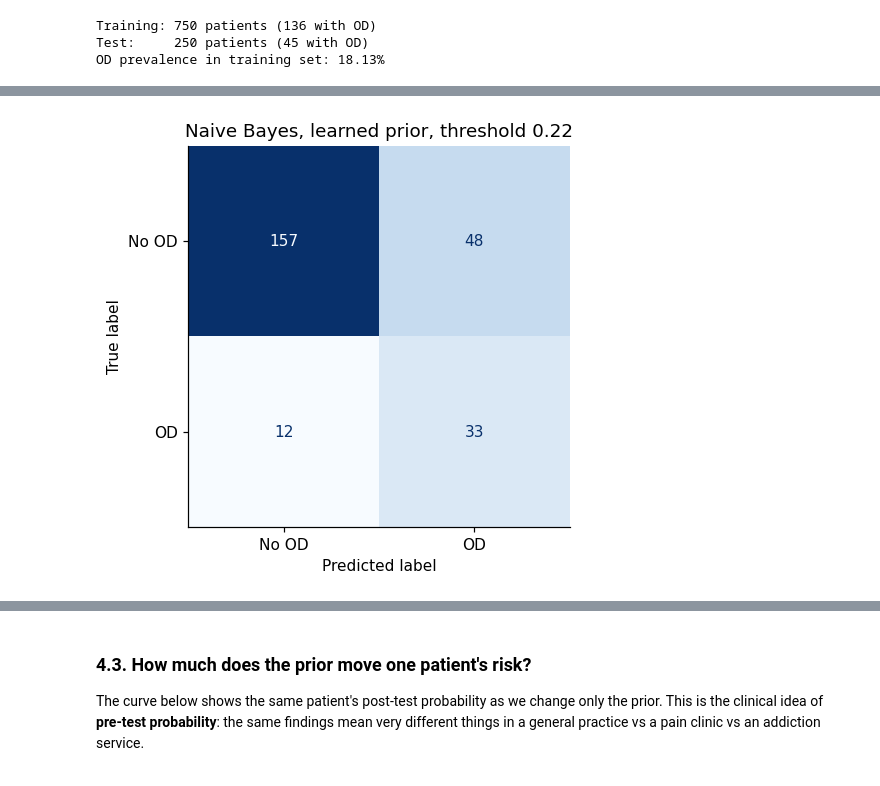
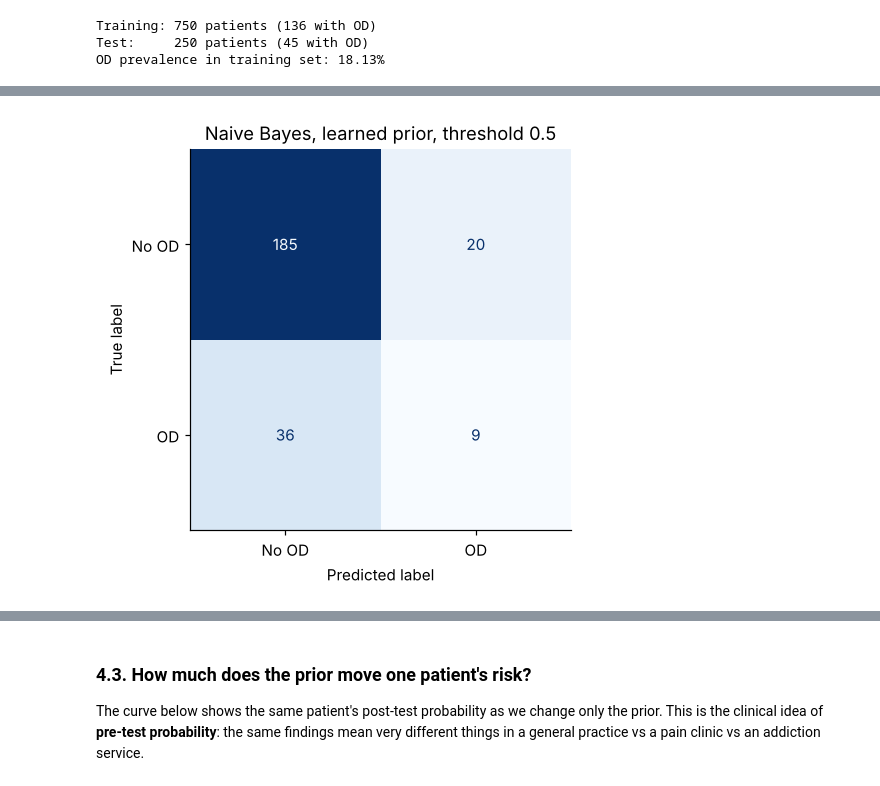
Before and after one commit to IE-ML-for-Healthcare/Bayesian-in-HC, a Jupyter notebook: 04_naive_bayes_opioid_demo_v2.ipynb, the cells around one changed output, grey strips where cells are left out. Drawn from its saved outputs; the diff is of its cells as text; code cells hidden in the pictures.

Commit message:
Implement code changes to enhance functionality and improve performance

```diff
--- a/04_naive_bayes_opioid_demo_v2.ipynb
+++ b/04_naive_bayes_opioid_demo_v2.ipynb
@@ -192,89 +165,32 @@ Metric reference: [scikit-learn: `average_precision_score`](https://scikit-learn
 # %%
-# Build the pipeline:
-# alpha=1.0 applies Laplace smoothing so unseen/rare feature combinations never get probability exactly 0
-# fit_prior=True learns the OD prior directly from the training data, about 18% in this cohort
-nb_pipe = Pipeline([
-    ("prep", preprocess),
-    ("nb", BernoulliNB(alpha=1.0, fit_prior=True))
-])
+nb_pipe = Pipeline([("prep", preprocess), ("nb", BernoulliNB(alpha=1.0, fit_prior=True))])
+nb_pipe.fit(X_train, y_train)
+y_proba = nb_pipe.predict_proba(X_test)[:, 1]
+y_pred = nb_pipe.predict(X_test)
 
-# Train the complete preprocessing + Naive Bayes pipeline
-nb_pipe.fit(X_train, y_train)
-
-# Predicted probability of OD for each patient
-y_proba = nb_pipe.predict_proba(X_test)[:, 1]
-
-# Use the 0.22 clinical threshold established in the previous exercise
-threshold = 0.22
-y_pred = (y_proba >= threshold).astype(int)
-
-
-# Bootstrap the test patients 2,000 times to estimate a 95% confidence interval for a metric
 def boot_ci(y_true, score, metric, n=2000, seed=0):
-    rng = np.random.default_rng(seed)
-    y_true = np.asarray(y_true)
-    score = np.asarray(score)
-    out = []
-
+    rng, y_true, score, out = np.random.default_rng(seed), np.asarray(y_true), np.asarray(score), []
     for _ in range(n):
-        # Sample patients with replacement, keeping the same sample size
         i = rng.integers(0, len(y_true), len(y_true))
-
-        # ROC AUC requires both OD and No OD patients in the resampled data
         if 0 < y_true[i].sum() < len(i):
             out.append(metric(y_true[i], score[i]))
-
-    # Keep the central 95% of the bootstrap results
     return np.percentile(out, [2.5, 97.5])
 
+auc, ap = roc_auc_score(y_test, y_proba), average_precision_score(y_test, y_proba)
+lo, hi = boot_ci(y_test, y_proba, roc_auc_score)
+print("--- Naive Bayes (all 20 features) ---")
+print(f"ROC AUC: {auc:.3f}  (95% CI {lo:.2f} to {hi:.2f})")
+print(f"Average precision: {ap:.3f}  (no-skill baseline = {y_test.mean():.3f})")
+print(f"At threshold 0.5 -> precision {precision_score(y_test, y_pred):.3f}, recall {recall_score(y_test, y_pred):.3f}")
 
-# Ranking metrics:
-# ROC AUC asks how well the model ranks OD patients above No OD patients
-# PR AUC focuses more directly on performance for the positive OD class
-roc_auc = roc_auc_score(y_test, y_proba)
-pr_auc = average_precision_score(y_test, y_proba)
+# One-feature baseline: is the model better than just asking "is the patient low income?"
+auc_lowinc = roc_auc_score(y_test, X_test["Low_inc"])
+print(f"\nBaseline, Low_inc flag alone: ROC AUC {auc_lowinc:.3f}")
 
-# 95% bootstrap confidence interval for ROC AUC
-lo, hi = boot_ci(y_test, y_proba, roc_auc_score)
-
-print("--- Naive Bayes (all 20 features) ---")
-print(f"ROC AUC: {roc_auc:.3f}  (95% CI {lo:.2f} to {hi:.2f})")
-print(f"PR AUC:  {pr_auc:.3f}  (no-skill baseline = {y_test.mean():.3f})")
-print(
-    f"At threshold {threshold:.2f} -> "
-    f"precision {precision_score(y_test, y_pred):.3f}, "
-    f"recall {recall_score(y_test, y_pred):.3f}"
-)
-
-# One-feature baseline:
-# Use the binary Low_inc flag itself as a score, without fitting another model
-# This asks whether that single yes/no variable ranks OD patients better than the full model
-low_inc_score = X_test["Low_inc"]
-
-roc_auc_lowinc = roc_auc_score(y_test, low_inc_score)
-pr_auc_lowinc = average_precision_score(y_test, low_inc_score)
-
-print("\n--- Baseline: Low_inc flag alone ---")
-print(f"ROC AUC: {roc_auc_lowinc:.3f}")
-print(f"PR AUC:  {pr_auc_lowinc:.3f}  (no-skill baseline = {y_test.mean():.3f})")
-
-
-# Confusion matrix:
-# Compare actual outcomes with predictions at our 0.22 threshold
-# It shows true negatives, false positives, false negatives and true positives
 fig, ax = plt.subplots(figsize=(4.5, 4.5))
-
-ConfusionMatrixDisplay.from_predictions(
-    y_test,
-    y_pred,
-    ax=ax,
-    cmap="Blues",
-    colorbar=False,
-    display_labels=["No OD", "OD"]
-)
-
-ax.set_title(f"Naive Bayes, learned prior, threshold {threshold:.2f}")
-plt.show()
+ConfusionMatrixDisplay.from_predictions(y_test, y_pred, ax=ax, cmap="Blues", colorbar=False,
+                                        display_labels=["No OD", "OD"])
+ax.set_title("Naive Bayes, learned prior, threshold 0.5"); plt.show()
 # %% [output]
 --- Naive Bayes (all 20 features) ---
 ROC AUC: 0.711  (95% CI 0.62 to 0.80)
@@ -287,3 +201,3 @@ PR AUC:  0.340  (no-skill baseline = 0.180)
-[figure, old version]
+[figure, new version]
 # %% [markdown]
 **Critical reading**
```
Also changed, not shown: parts of 30 cells of this notebook.
